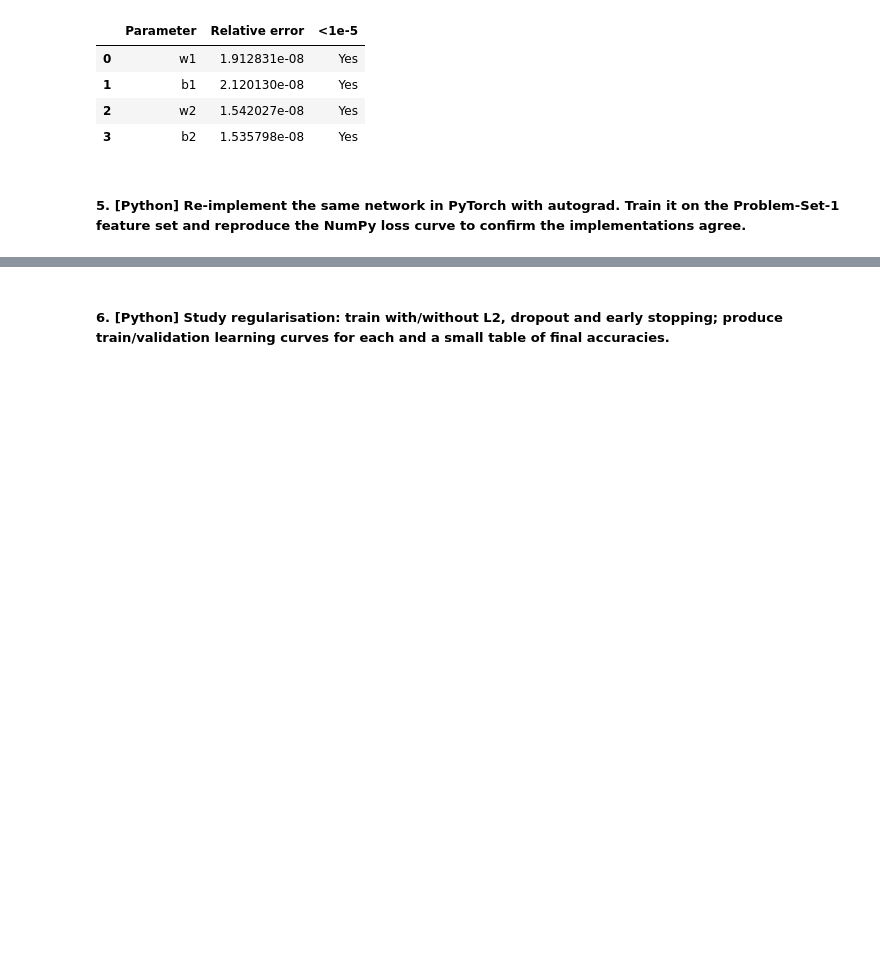
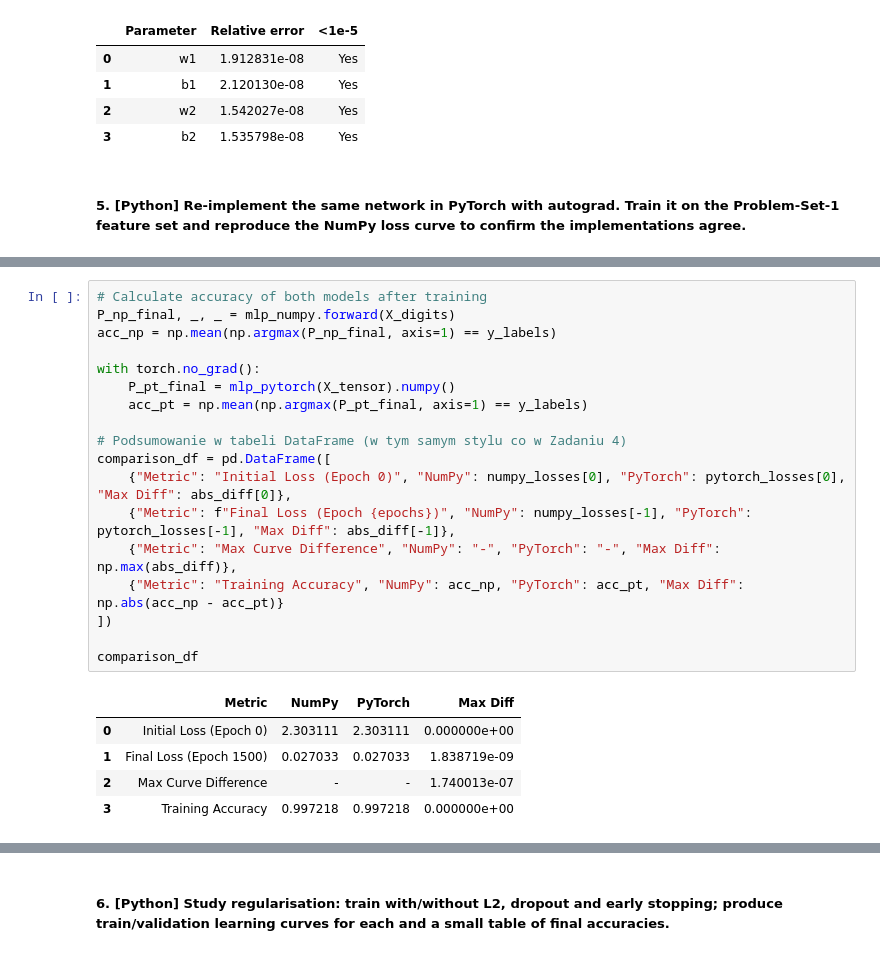
Before and after one commit to Jagaxxx/AUD_labs, a Jupyter notebook: Problem Set 2/l2.ipynb, the cells around one changed output, grey strips where cells are left out. Cells and saved outputs as stored; diff of their text form; blank space fills up the shorter version.

```diff
--- a/Problem Set 2/l2.ipynb
+++ b/Problem Set 2/l2.ipynb
@@ -242,0 +432,24 @@ results
+# %%
+# Calculate accuracy of both models after training
+P_np_final, _, _ = mlp_numpy.forward(X_digits)
+acc_np = np.mean(np.argmax(P_np_final, axis=1) == y_labels)
+
+with torch.no_grad():
+    P_pt_final = mlp_pytorch(X_tensor).numpy()
+    acc_pt = np.mean(np.argmax(P_pt_final, axis=1) == y_labels)
+
+# Podsumowanie w tabeli DataFrame (w tym samym stylu co w Zadaniu 4)
+comparison_df = pd.DataFrame([
+    {"Metric": "Initial Loss (Epoch 0)", "NumPy": numpy_losses[0], "PyTorch": pytorch_losses[0], "Max Diff": abs_diff[0]},
+    {"Metric": f"Final Loss (Epoch {epochs})", "NumPy": numpy_losses[-1], "PyTorch": pytorch_losses[-1], "Max Diff": abs_diff[-1]},
+    {"Metric": "Max Curve Difference", "NumPy": "-", "PyTorch": "-", "Max Diff": np.max(abs_diff)},
+    {"Metric": "Training Accuracy", "NumPy": acc_np, "PyTorch": acc_pt, "Max Diff": np.abs(acc_np - acc_pt)}
+])
+
+comparison_df
+# %% [output]
+|  | Metric | NumPy | PyTorch | Max Diff |
+| 0 | Initial Loss (Epoch 0) | 2.303111 | 2.303111 | 0.000000e+00 |
+| 1 | Final Loss (Epoch 1500) | 0.027033 | 0.027033 | 1.838719e-09 |
+| 2 | Max Curve Difference | - | - | 1.740013e-07 |
+| 3 | Training Accuracy | 0.997218 | 0.997218 | 0.000000e+00 |
```
Also changed, not shown: parts of 9 cells of this notebook.
